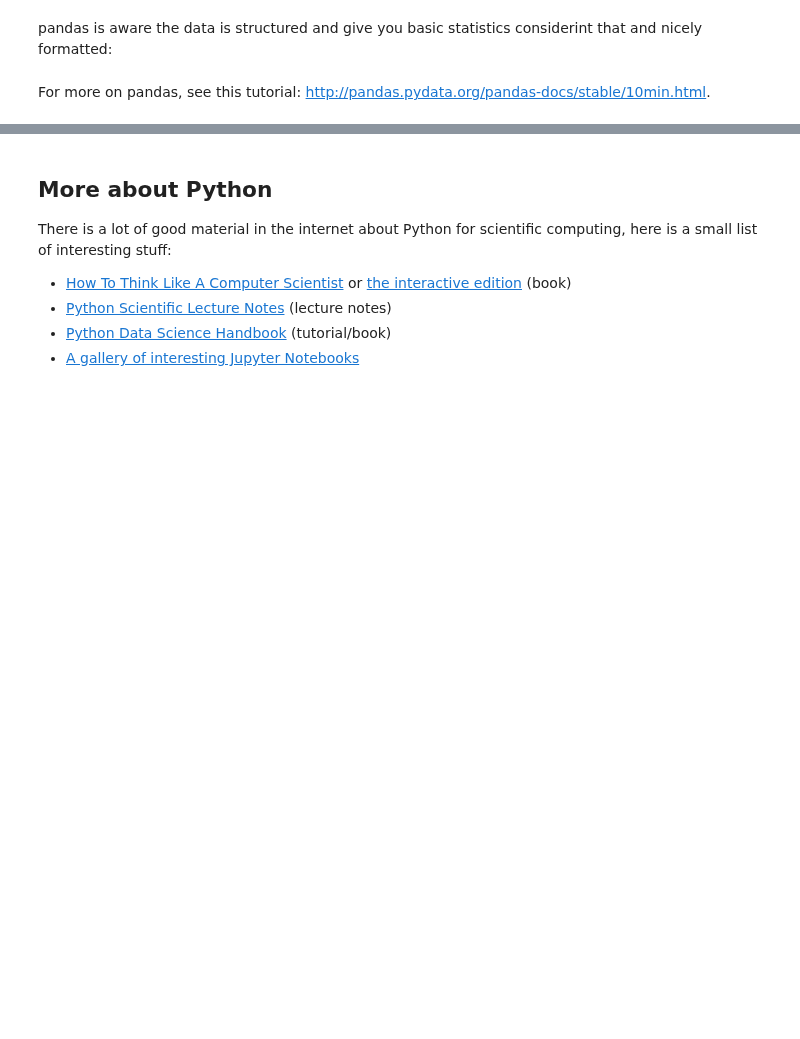
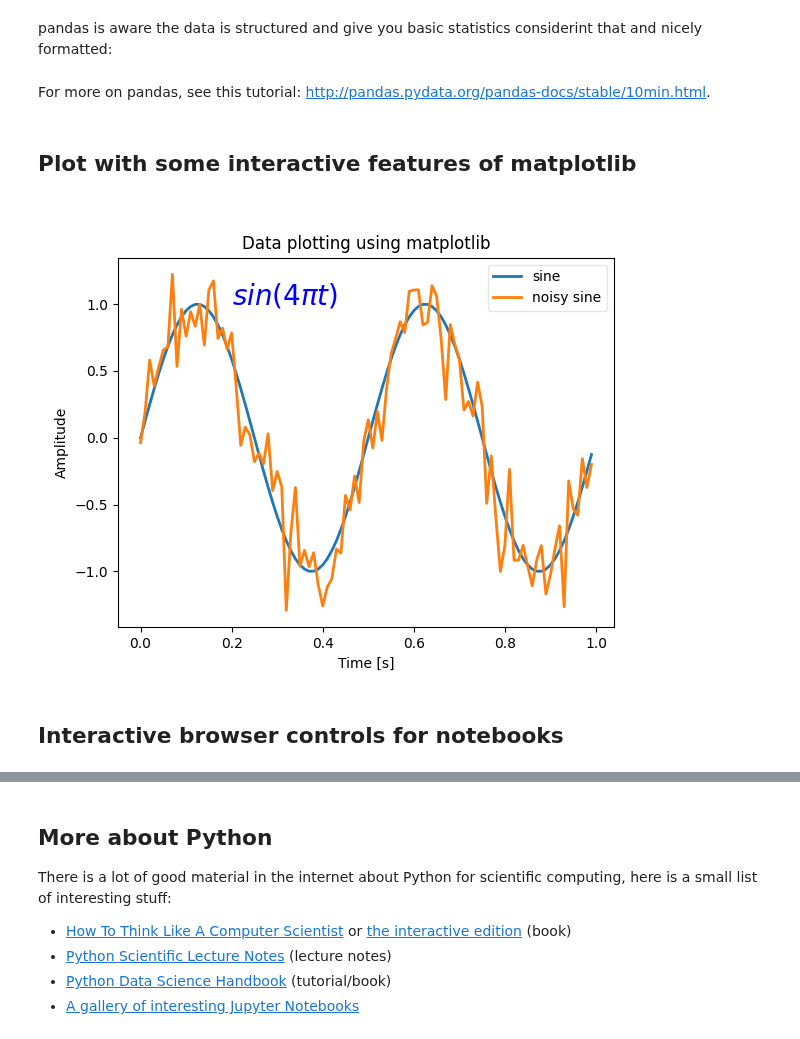
Before and after one commit to BMClab/BMC, a Jupyter notebook: notebooks/PythonTutorial.ipynb, the cells around one changed output, grey strips where cells are left out. Saved outputs shown, nothing was run; the diff lists cells and outputs as text; code cells hidden in the pictures; blank space fills up the shorter version.

```diff
--- a/notebooks/PythonTutorial.ipynb
+++ b/notebooks/PythonTutorial.ipynb
@@ -908,3 +935,5 @@ pandas is aware the data is structured and give you basic statistics considerint
 df.describe()
 # %% [markdown]
 For more on pandas, see this tutorial: [http://pandas.pydata.org/pandas-docs/stable/10min.html](http://pandas.pydata.org/pandas-docs/stable/10min.html).
+# %% [markdown]
+## Plot with some interactive features of matplotlib
@@ -910,0 +948,17 @@ For more on pandas, see this tutorial: [http://pandas.pydata.org/pandas-docs/sta
+# %%
+t = np.linspace(0, 0.99, 100)
+x = np.sin(2 * np.pi * 2 * t)
+n = np.random.randn(100) / 5
+plt.Figure(figsize=(12,8))
+plt.plot(t, x, label='sine', linewidth=2)
+plt.plot(t, x + n, label='noisy sine', linewidth=2)
+plt.annotate(text='$sin(4 \pi t)$', xy=(.2, 1), fontsize=20, color=[0, 0, 1])
+plt.legend(loc='best', framealpha=.5)
+plt.xlabel('Time [s]')
+plt.ylabel('Amplitude')
+plt.title('Data plotting using matplotlib')
+plt.show()
+# %% [output]
+[figure, added]
+# %% [markdown]
+## Interactive browser controls for notebooks
```
Also changed, not shown: parts of 12 cells of this notebook.
